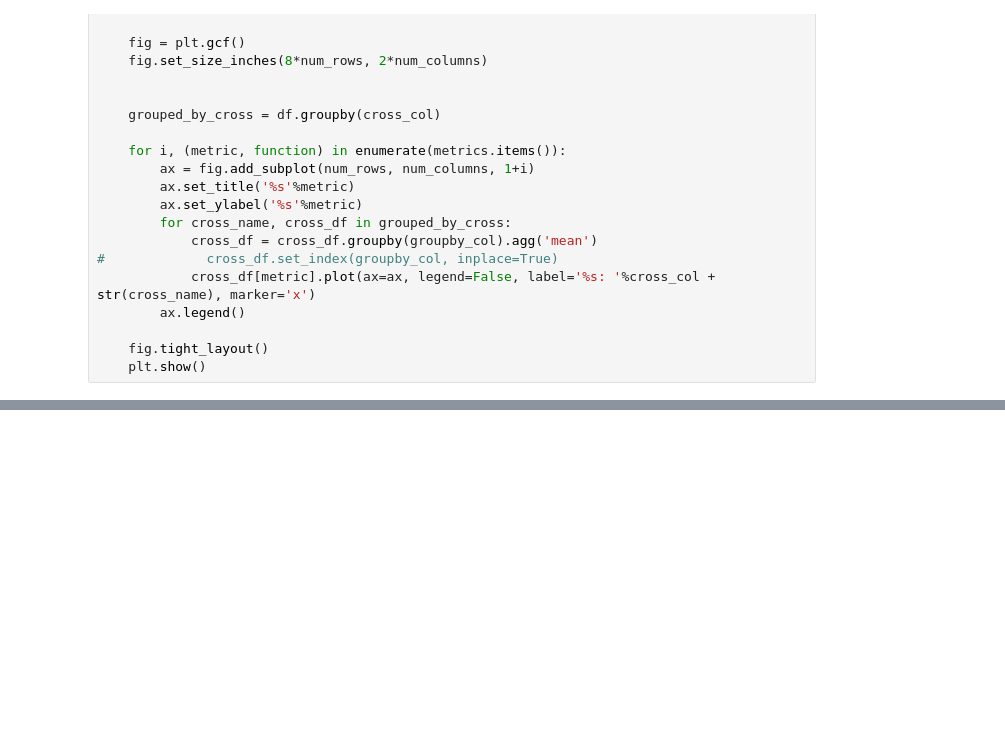
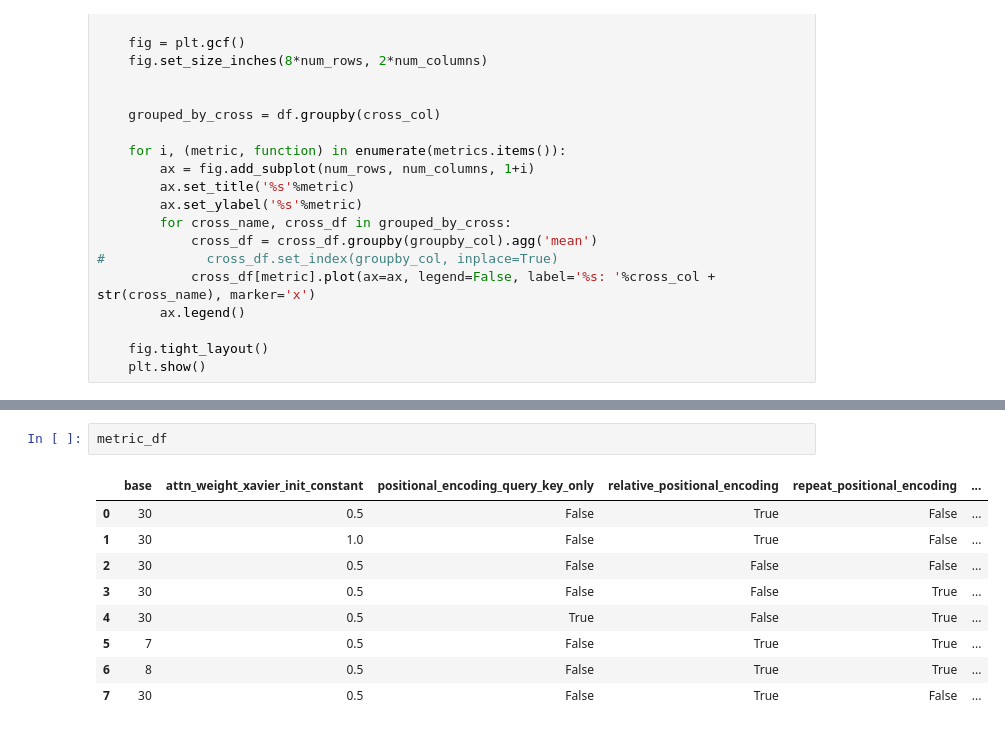
Before and after one commit to sims-s/neural-math, a Jupyter notebook: notebooks/ExamineExperiments.ipynb, the cells around one changed output, grey strips where cells are left out. Drawn from its saved outputs; the diff is of its cells as text; blank space fills up the shorter version.

```diff
--- a/notebooks/ExamineExperiments.ipynb
+++ b/notebooks/ExamineExperiments.ipynb
@@ -143,0 +258,12 @@ plot_single_value(metric_df, 'base', metric_cols)
+# %%
+metric_df
+# %% [output]
+|  | base | attn_weight_xavier_init_constant | positional_encoding_query_key_only | relative_positional_encoding | repeat_positional_encoding | ... |
+| 0 | 30 | 0.5 | False | True | False | ... |
+| 1 | 30 | 1.0 | False | True | False | ... |
+| 2 | 30 | 0.5 | False | False | False | ... |
+| 3 | 30 | 0.5 | False | False | True | ... |
+| 4 | 30 | 0.5 | True | False | True | ... |
+| 5 | 7 | 0.5 | False | True | True | ... |
+| 6 | 8 | 0.5 | False | True | True | ... |
+| 7 | 30 | 0.5 | False | True | False | ... |
```
Also changed, not shown: parts of 33 cells of this notebook, 29 other files.
